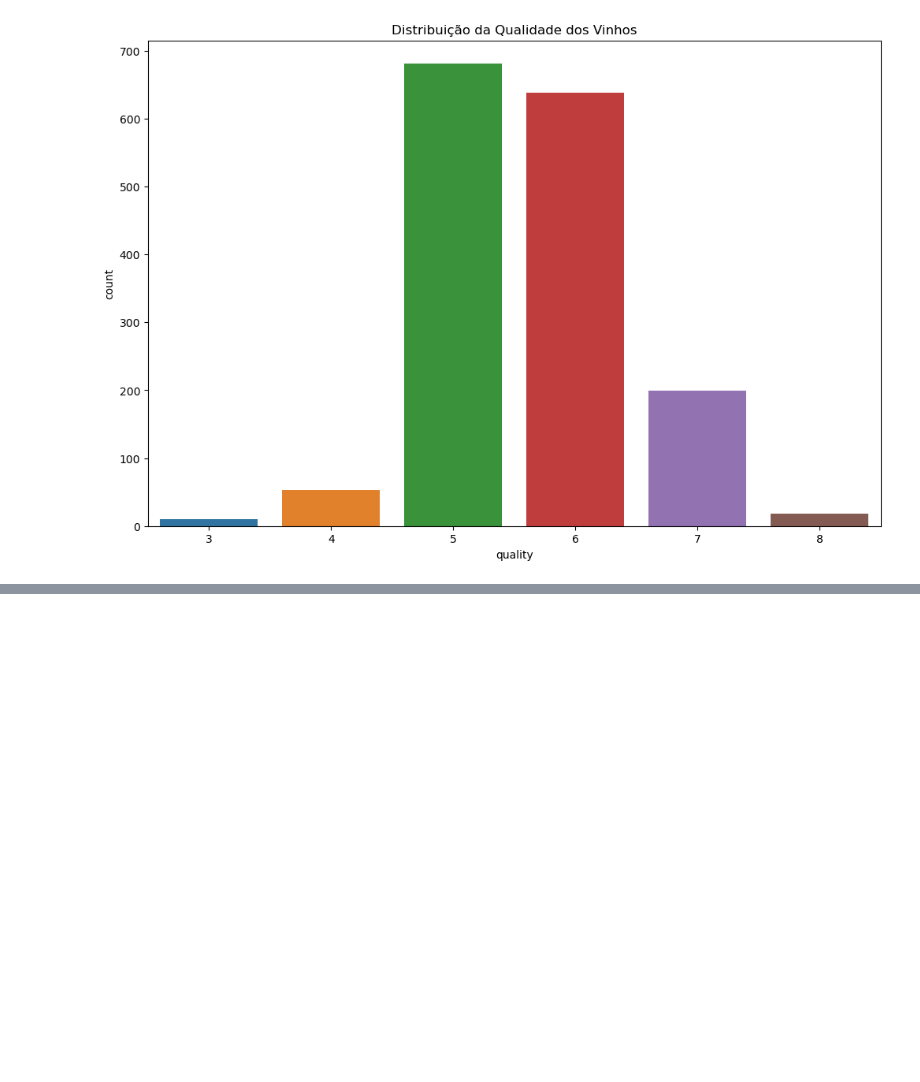
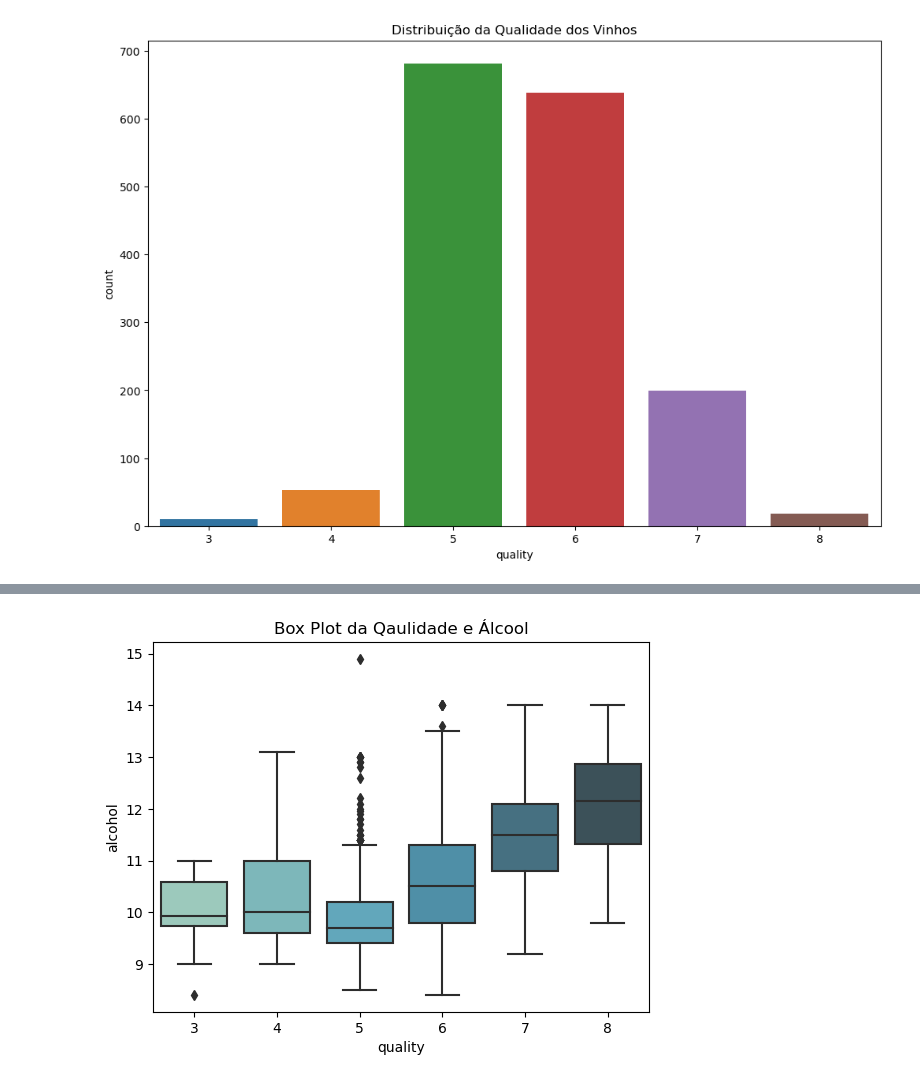
Before and after one commit to fabiocarvalhosimoes/Analise_Exploratoria_de_Dados, a Jupyter notebook: Qualidade do Vinho.ipynb, the cells around one changed output, grey strips where cells are left out. Saved outputs shown, nothing was run; the diff lists cells and outputs as text; code cells hidden in the pictures; blank space fills up the shorter version.

```diff
--- a/Qualidade do Vinho.ipynb
+++ b/Qualidade do Vinho.ipynb
@@ -594,0 +664,10 @@ Text(0.5, 1.0, 'Distribuição da Qualidade dos Vinhos')
+# %%
+sns.boxplot(x=red_wine_data.quality, y=red_wine_data.alcohol, palette='GnBu_d')
+plt.title("Box Plot da Qaulidade e Álcool")
+plt.show()
+
+# x=red_wine_data.quality: A variável 'quality' será representada no eixo x
+# y=red_wine_data.alcohol: A variável 'alcohol' será representada no eixo y
+# palette='GnBu_d': Escolhe uma paleta de cores (GnBu_d) para o gráfico
+# %% [output]
+[figure, added]
```
Also changed, not shown: parts of 11 cells of this notebook, 1 other file.
